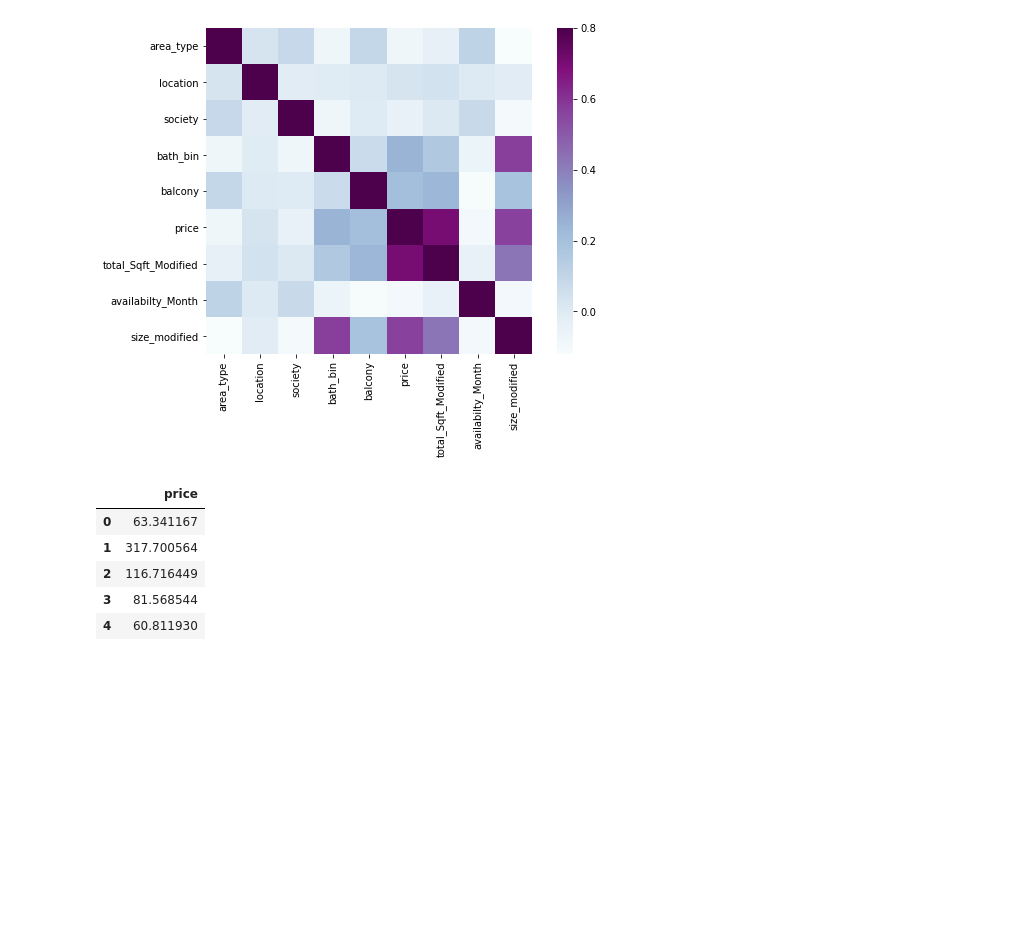
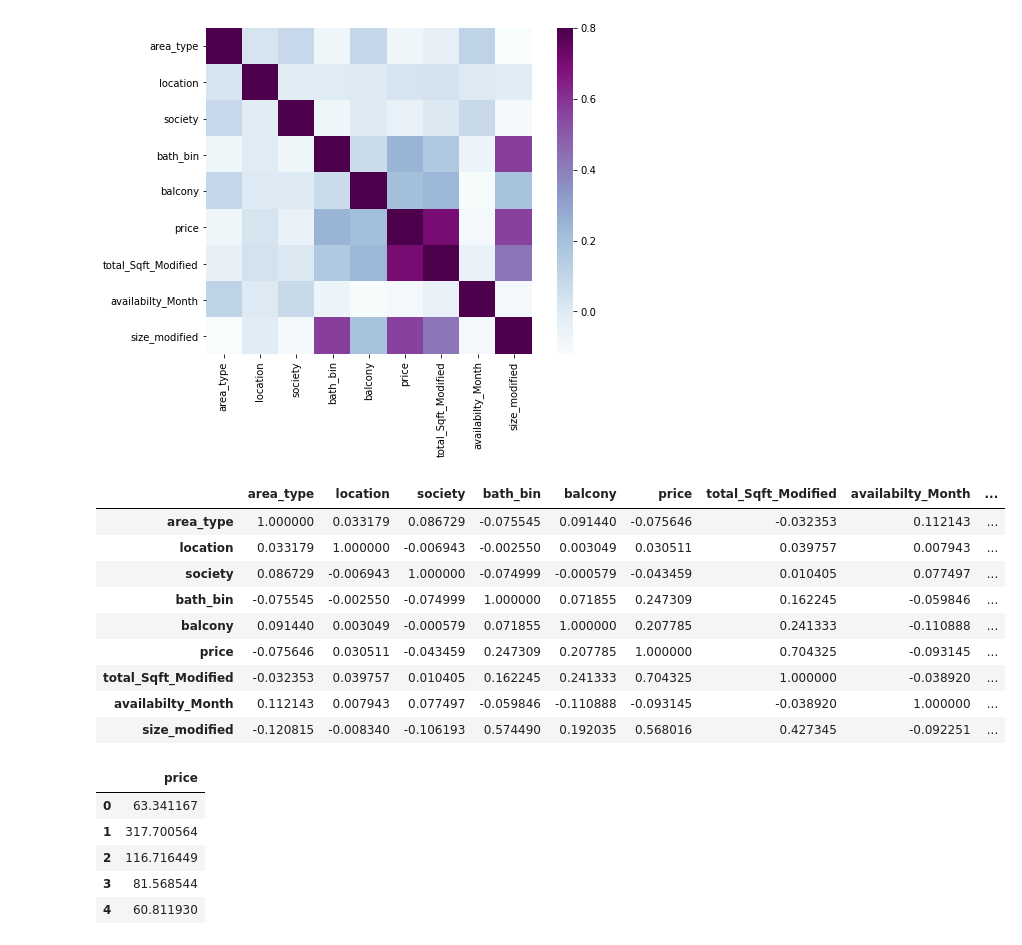
Before and after one commit to shrish83/Python-Basics, a Jupyter notebook: ML Practices/Predicting House Prices in Bengaluru/script1.ipynb, the cells around one changed output. Drawn from its saved outputs; the diff is of its cells as text; code cells hidden in the pictures; blank space fills up the shorter version.

```diff
--- a/ML Practices/Predicting House Prices in Bengaluru/script1.ipynb
+++ b/ML Practices/Predicting House Prices in Bengaluru/script1.ipynb
@@ -601,6 +610,19 @@ sns.heatmap(matrix, vmax=0.8, square=True, cmap="BuPu")
 # %% [output]
 <matplotlib.axes._subplots.AxesSubplot at 0x...>
 [figure]
+# %%
+matrix
+# %% [output]
+|  | area_type | location | society | bath_bin | balcony | price | total_Sqft_Modified | availabilty_Month | ... |
+| area_type | 1.000000 | 0.033179 | 0.086729 | -0.075545 | 0.091440 | -0.075646 | -0.032353 | 0.112143 | ... |
+| location | 0.033179 | 1.000000 | -0.006943 | -0.002550 | 0.003049 | 0.030511 | 0.039757 | 0.007943 | ... |
+| society | 0.086729 | -0.006943 | 1.000000 | -0.074999 | -0.000579 | -0.043459 | 0.010405 | 0.077497 | ... |
+| bath_bin | -0.075545 | -0.002550 | -0.074999 | 1.000000 | 0.071855 | 0.247309 | 0.162245 | -0.059846 | ... |
+| balcony | 0.091440 | 0.003049 | -0.000579 | 0.071855 | 1.000000 | 0.207785 | 0.241333 | -0.110888 | ... |
+| price | -0.075646 | 0.030511 | -0.043459 | 0.247309 | 0.207785 | 1.000000 | 0.704325 | -0.093145 | ... |
+| total_Sqft_Modified | -0.032353 | 0.039757 | 0.010405 | 0.162245 | 0.241333 | 0.704325 | 1.000000 | -0.038920 | ... |
+| availabilty_Month | 0.112143 | 0.007943 | 0.077497 | -0.059846 | -0.110888 | -0.093145 | -0.038920 | 1.000000 | ... |
+| size_modified | -0.120815 | -0.008340 | -0.106193 | 0.574490 | 0.192035 | 0.568016 | 0.427345 | -0.092251 | ... |
 # %%
 df_pred = pd.DataFrame(np.exp(pred_cv), columns = ['price'])
 df_pred.head()
```
Also changed, not shown: parts of 11 cells of this notebook, 20 other files.
